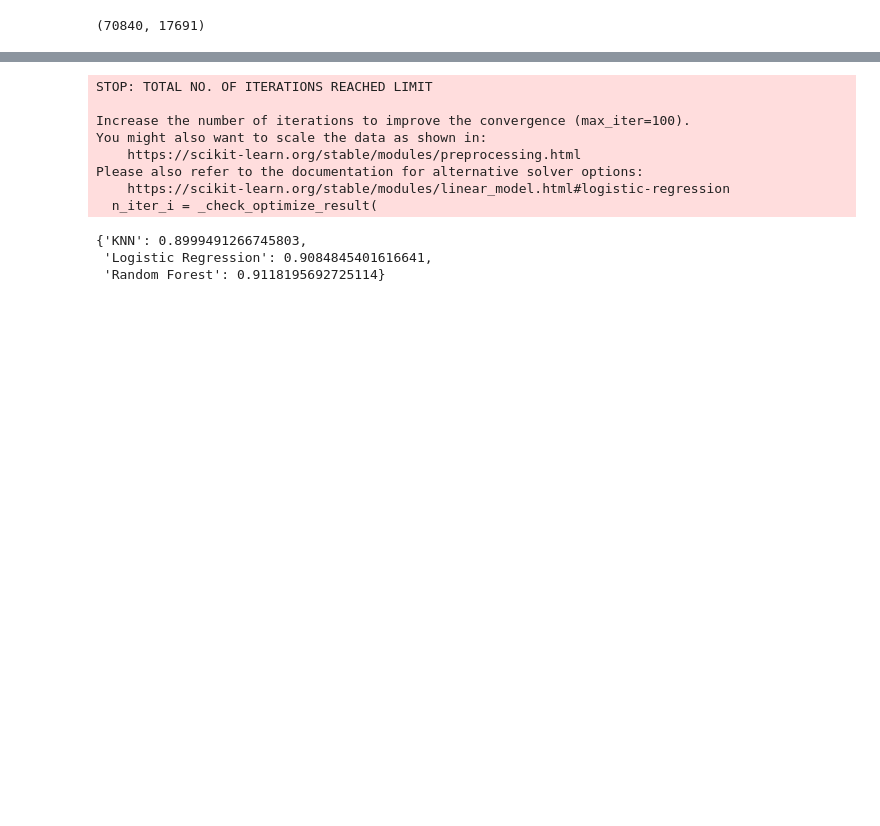
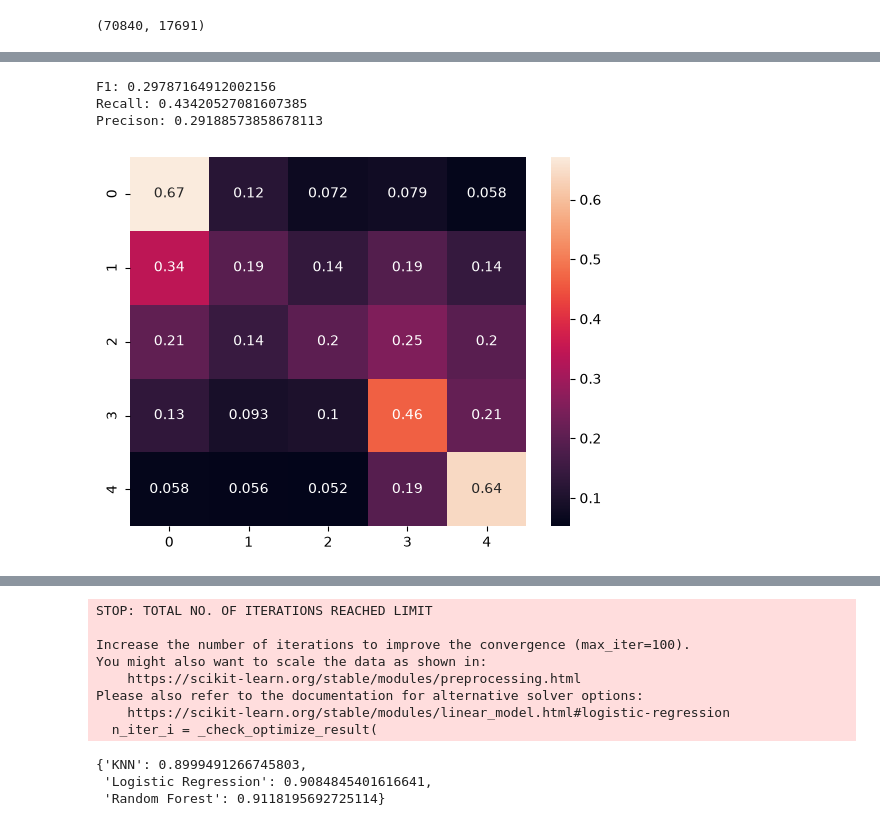
Before and after one commit to toni-cav/Analise_SIICUSP, a Jupyter notebook: exploratorio_depressao_e_sem_depressao.ipynb, the cells around one changed output, grey strips where cells are left out. Saved outputs shown, nothing was run; the diff lists cells and outputs as text; code cells hidden in the pictures; blank space fills up the shorter version.

```diff
--- a/exploratorio_depressao_e_sem_depressao.ipynb
+++ b/exploratorio_depressao_e_sem_depressao.ipynb
@@ -851,0 +922,7 @@ Precison: 0.21907162360848562
+# %%
+eval(dt, X_train, y_train)
+# %% [output]
+F1: 0.29787164912002156
+Recall: 0.43420527081607385
+Precison: 0.29188573858678113
+[figure, added]
```
Also changed, not shown: parts of 10 cells of this notebook, 1 other file.
